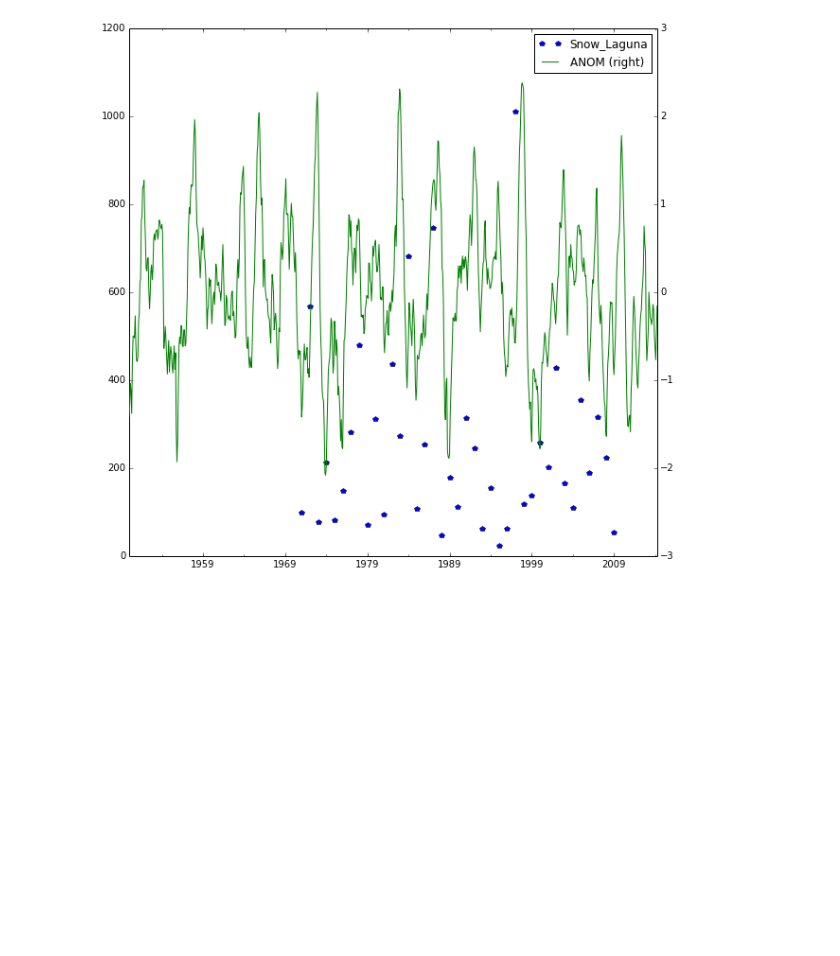
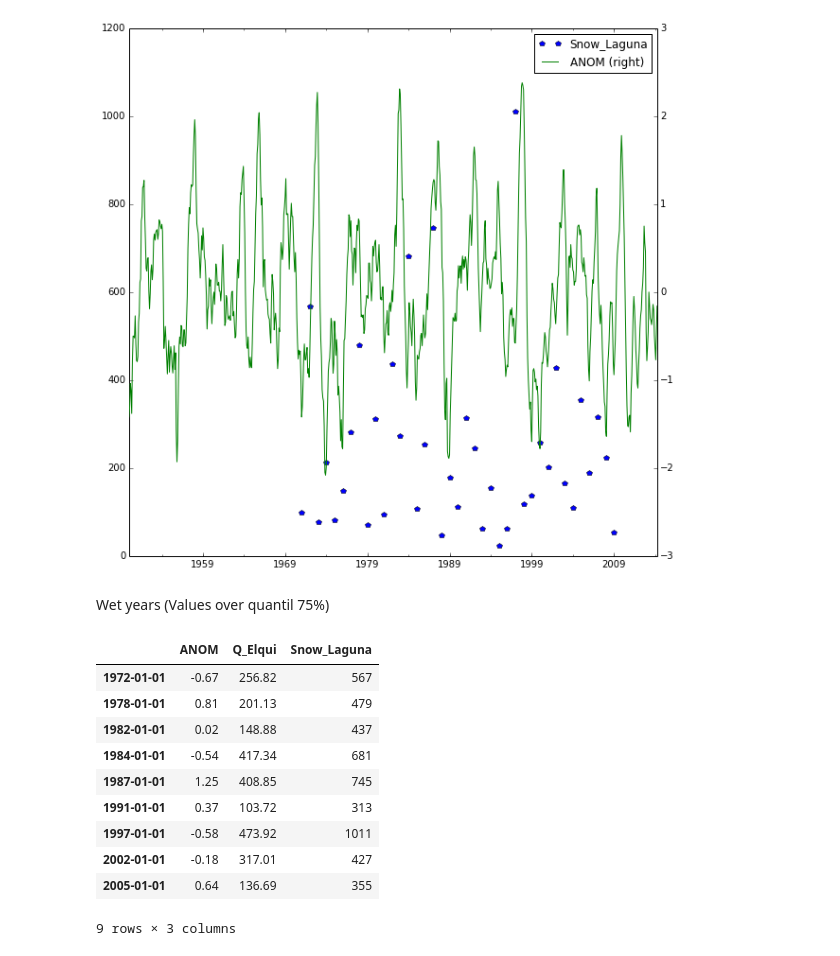
Before and after one commit to jrovegno/ipython-notebooks, a Jupyter notebook: pandas-ENSO.ipynb, the cells around one changed output. Saved outputs shown, nothing was run; the diff lists cells and outputs as text; code cells hidden in the pictures; blank space fills up the shorter version.

Commit message:
Wet and dry years

```diff
--- a/pandas-ENSO.ipynb
+++ b/pandas-ENSO.ipynb
@@ -130,3 +130,19 @@ df[['Snow_Laguna','ANOM']].plot(secondary_y=['ANOM'], style=['p','-'], figsize=(
 # %% [output]
 <matplotlib.axes.AxesSubplot at 0x...>
 [figure]
+# %% [markdown]
+Wet years (Values over quantil 75%)
+# %%
+df[df.Snow_Laguna > df.Snow_Laguna.quantile(0.75)].dropna()
+# %% [output]
+|  | ANOM | Q_Elqui | Snow_Laguna |
+| 1972-01-01 | -0.67 | 256.82 | 567 |
+| 1978-01-01 | 0.81 | 201.13 | 479 |
+| 1982-01-01 | 0.02 | 148.88 | 437 |
+| 1984-01-01 | -0.54 | 417.34 | 681 |
+| 1987-01-01 | 1.25 | 408.85 | 745 |
+| 1991-01-01 | 0.37 | 103.72 | 313 |
+| 1997-01-01 | -0.58 | 473.92 | 1011 |
+| 2002-01-01 | -0.18 | 317.01 | 427 |
+| 2005-01-01 | 0.64 | 136.69 | 355 |
+9 rows × 3 columns
```
Also changed, not shown: parts of 5 cells of this notebook.
